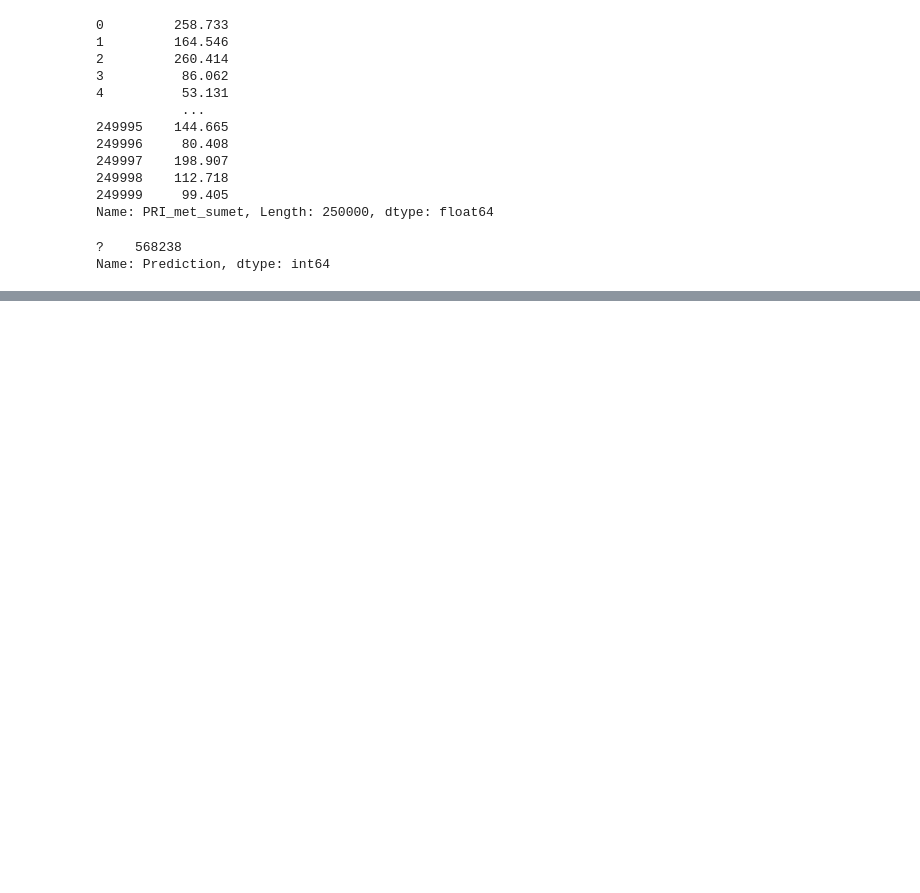
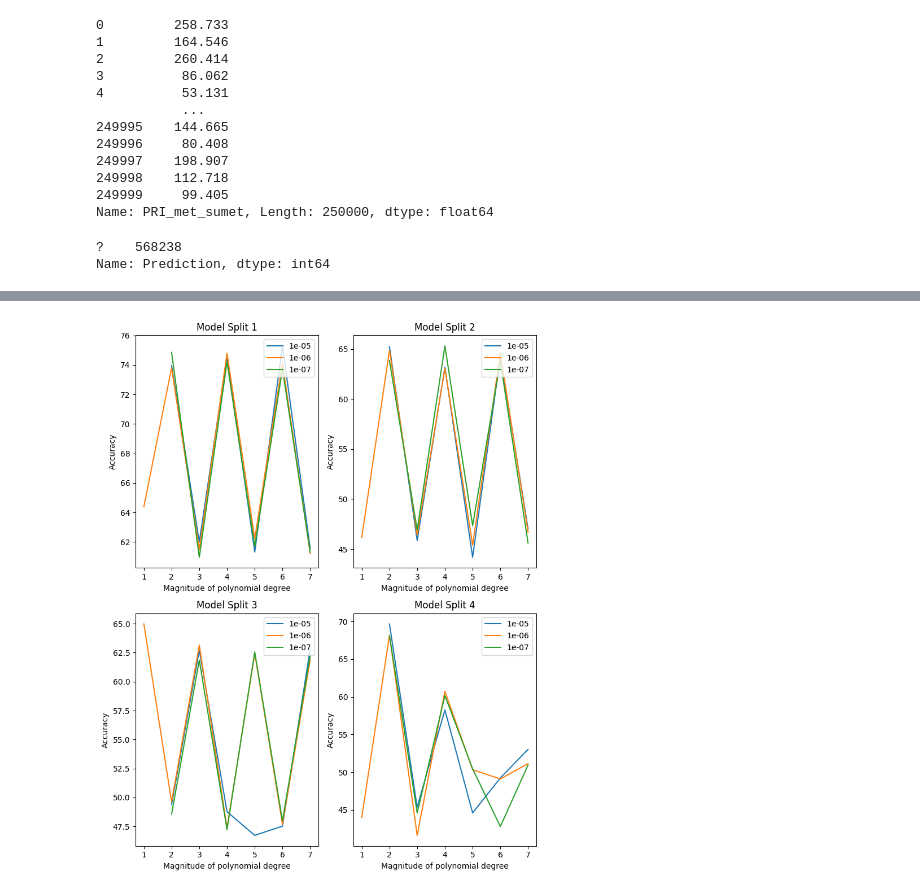
Before and after one commit to antoineDaeniker/ML_project, a Jupyter notebook: notebooks/umer_tests.ipynb, the cells around one changed output, grey strips where cells are left out. Cells and saved outputs as stored; diff of their text form; code cells hidden in the pictures; blank space fills up the shorter version.

```diff
--- a/notebooks/umer_tests.ipynb
+++ b/notebooks/umer_tests.ipynb
@@ -95,4 +73,0 @@ with open('outputfile.txt', 'w') as fout:
-# %%
-with open('outputfile.txt', 'r') as fin:
-    x = json.loads(fin.read())
-#     print(x[0][0]['output']
@@ -102,0 +74,11 @@ x[0][0]['output']
+# %%
+with open('../data/lambda_poly_plots_data20211101-044734.txt', 'r') as f:
+    x = json.loads(f.read())
+
+with open('../data/lambda_poly_plots_data20211101-105038.txt', 'r') as f:
+    y = json.loads(f.read())
+
+for i, v in enumerate(x):
+    x[i] += y[i]
+
+print(len(x))
@@ -102,0 +132,28 @@ x[0][0]['output']
+# %%
+fig, axs = plt.subplots(2, 2, figsize=(8,10))
+# axs[0, 0].plot(x, y)
+# axs[0, 0].set_title('Axis [0, 0]')
+# axs[0, 1].plot(x, y, 'tab:orange')
+# axs[0, 1].set_title('Axis [0, 1]')
+# axs[1, 0].plot(x, -y, 'tab:green')
+# axs[1, 0].set_title('Axis [1, 0]')
+# axs[1, 1].plot(x, -y, 'tab:red')
+# axs[1, 1].set_title('Axis [1, 1]')
+
+lambdas = {0: 1e-5, 1:1e-6, 2:1e-7}
+
+for i, a in enumerate(accuracies):
+    cur_ax = axs[i // 2, i % 2]
+    for idx, v in enumerate(a):
+        cur_ax.plot(*zip(*a[idx].items()), label=f'{lambdas[idx]}')
+        cur_ax.set_xlabel('Magnitude of polynomial degree')
+        cur_ax.set_ylabel('Accuracy')
+        cur_ax.set_title(f'Model Split {i+1}')
+        cur_ax.legend(loc="upper right")
+
+fig.tight_layout()
+
+
+plt.show()
+# %% [output]
+[figure, added]
```
Also changed, not shown: parts of 7 cells of this notebook, 4 other files.
